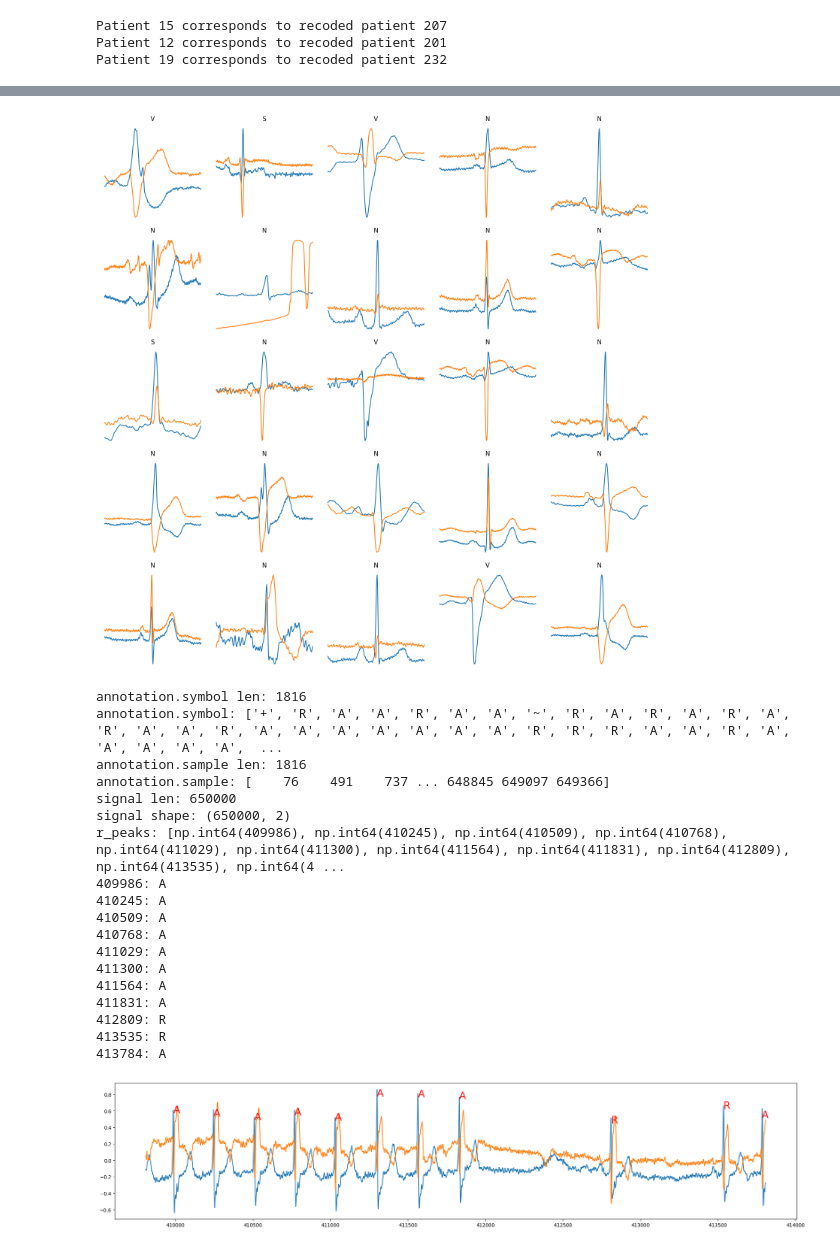
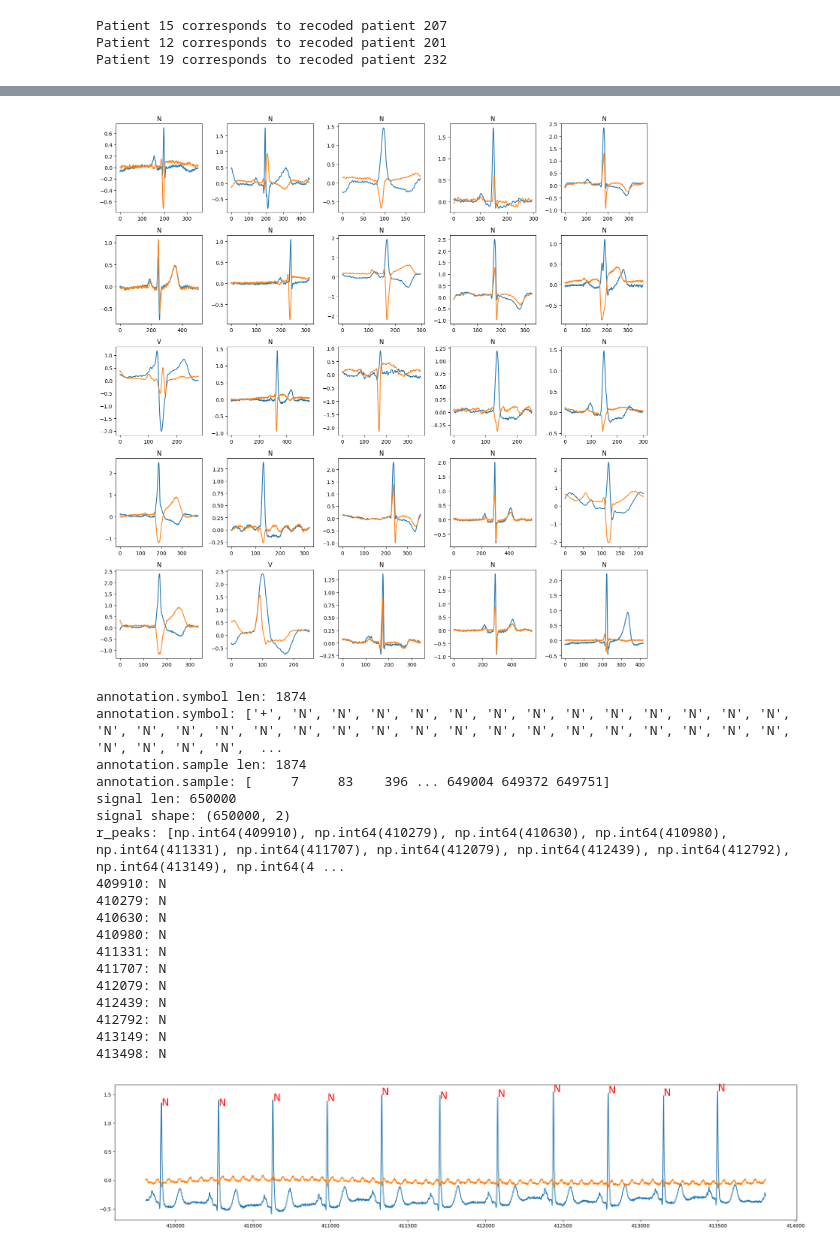
Before and after one commit to luna97/MIT-BIH_ecg_arrhytmia, a Jupyter notebook: preprocess_dataset.ipynb, the cells around one changed output, grey strips where cells are left out. Saved outputs shown, nothing was run; the diff lists cells and outputs as text; code cells hidden in the pictures.

```diff
--- a/preprocess_dataset.ipynb
+++ b/preprocess_dataset.ipynb
@@ -236,67 +329,68 @@ for i, idx in enumerate(random_indices):
     signal, label = processed_samples_test[idx]
     axes[i].plot(signal)
     axes[i].set_title(label)
-    axes[i].axis('off')
+    # axes[i].axis('off')
 
 plt.tight_layout()
 plt.show()
 # %% [output]
-[figure, old version]
+[figure, new version]
 # %%
 import neurokit2 as nk
 
-annotation = wfdb.rdann('data/raw/232', 'atr')
+patient = 101
+annotation = wfdb.rdann(f'data/raw/{patient}', 'atr')
 print(f'annotation.symbol len: {len(annotation.symbol)}')
 print(f'annotation.symbol: {annotation.symbol}')
 print(f'annotation.sample len: {len(annotation.sample)}')
 print(f'annotation.sample: {annotation.sample}')
 
-signal, _ = wfdb.rdsamp('data/raw/232')
+signal, _ = wfdb.rdsamp(f'data/raw/{patient}')
 print(f'signal len: {len(signal)}')
 print(f'signal shape: {signal.shape}')
 
 min_idx = 412809 - 3000
 max_idx = 412809 + 1000
 
 r_peaks = [s for s in annotation.sample if s < max_idx and s > min_idx]
 print(f'r_peaks: {r_peaks}')
 
 # signals, waves = nk.ecg_delineate(signal[min_idx:max_idx, 0], r_peaks, show=False, sampling_rate=360)
 
 #nk.events_plot([waves["ECG_P_Offsets"]], signal[:2000, 0])
 #print(f'waves: {waves.keys()}')
 
 import matplotlib.pyplot as plt
 
 # Plot the signal
 plt.figure(figsize=(25, 5))
 plt.plot(range(min_idx, max_idx), signal[min_idx:max_idx])
 # print(f'signal[{min_idx}:{max_idx}, 0]: {signal[min_idx:max_idx,]}')
 
 # Plot the annotation symbols
 for symbol, sample in zip(annotation.symbol, annotation.sample):
     if sample < max_idx and sample > min_idx:  # Only plot symbols within the first 1000 samples
         print(f'{sample}: {symbol}')
         plt.text(sample, signal[sample, 0], symbol, color='red', fontsize=20)
 
 plt.show()
 # %% [output]
-annotation.symbol len: 1816
-annotation.symbol: ['+', 'R', 'A', 'A', 'R', 'A', 'A', '~', 'R', 'A', 'R', 'A', 'R', 'A', 'R', 'A', 'A', 'R', 'A', 'A', 'A', 'A', 'A', 'A', 'A', 'R', 'R', 'R', 'A', 'A', 'R', 'A', 'A', 'A', 'A', 'A',  ...
-annotation.sample len: 1816
-annotation.sample: [    76    491    737 ... 648845 649097 649366]
+annotation.symbol len: 1874
+annotation.symbol: ['+', 'N', 'N', 'N', 'N', 'N', 'N', 'N', 'N', 'N', 'N', 'N', 'N', 'N', 'N', 'N', 'N', 'N', 'N', 'N', 'N', 'N', 'N', 'N', 'N', 'N', 'N', 'N', 'N', 'N', 'N', 'N', 'N', 'N', 'N', 'N',  ...
+annotation.sample len: 1874
+annotation.sample: [     7     83    396 ... 649004 649372 649751]
 signal len: 650000
 signal shape: (650000, 2)
-r_peaks: [np.int64(409986), np.int64(410245), np.int64(410509), np.int64(410768), np.int64(411029), np.int64(411300), np.int64(411564), np.int64(411831), np.int64(412809), np.int64(413535), np.int64(4 ...
-409986: A
-410245: A
-410509: A
-410768: A
-411029: A
-411300: A
-411564: A
-411831: A
-412809: R
-413535: R
-413784: A
+r_peaks: [np.int64(409910), np.int64(410279), np.int64(410630), np.int64(410980), np.int64(411331), np.int64(411707), np.int64(412079), np.int64(412439), np.int64(412792), np.int64(413149), np.int64(4 ...
+409910: N
+410279: N
+410630: N
+410980: N
+411331: N
+411707: N
+412079: N
+412439: N
+412792: N
+413149: N
+413498: N
-[figure, old version]
+[figure, new version]
```
Also changed, not shown: parts of 10 cells of this notebook, 9 other files.
